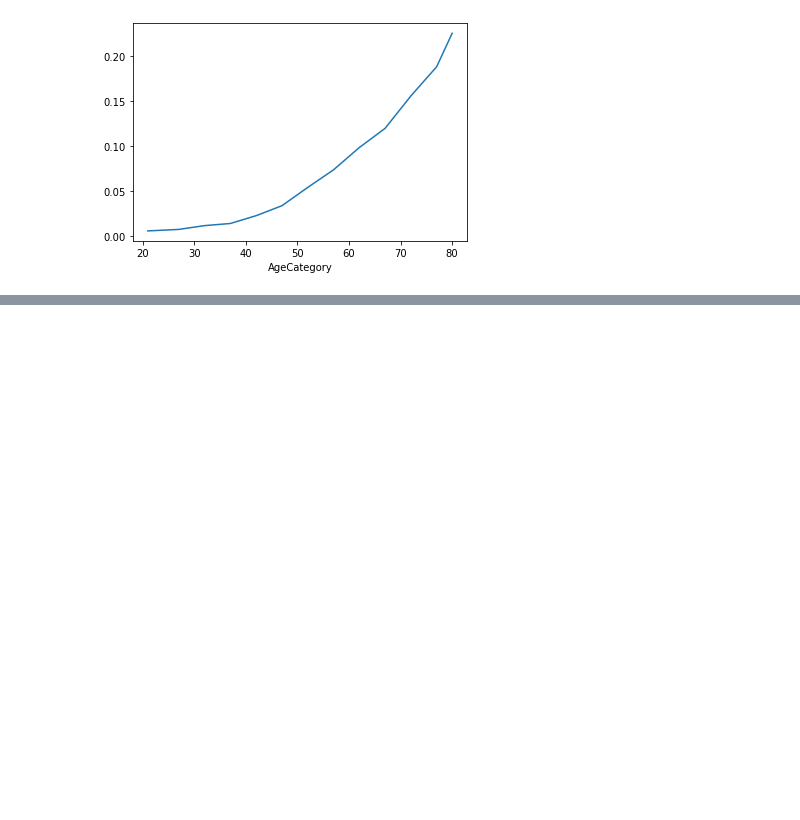
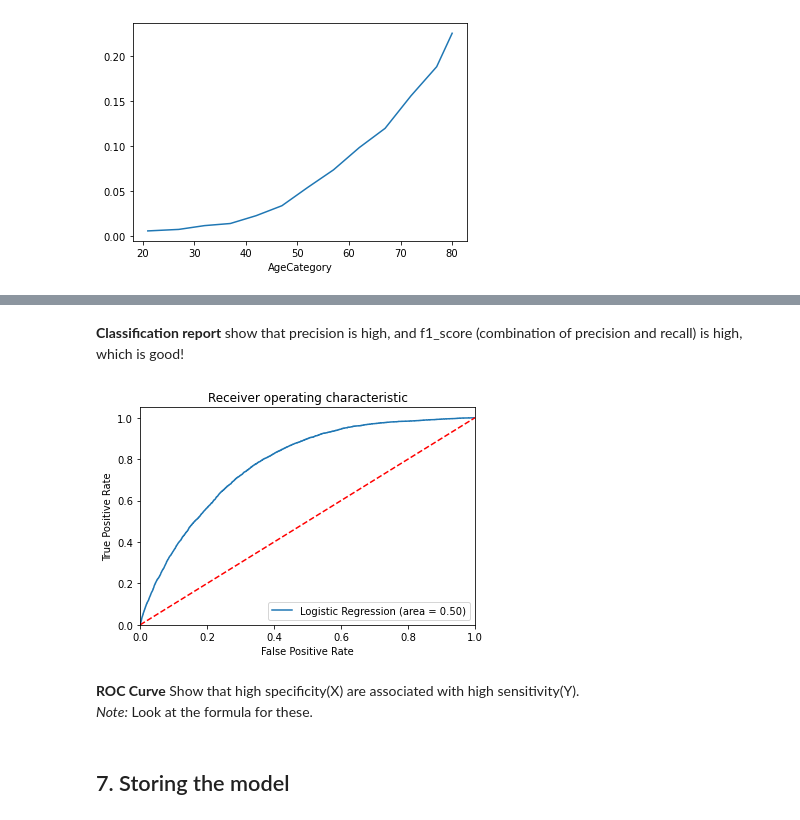
Before and after one commit to SebastianBentley/DSExam2022, a Jupyter notebook: Data2.ipynb, the cells around one changed output, grey strips where cells are left out. Drawn from its saved outputs; the diff is of its cells as text; code cells hidden in the pictures; blank space fills up the shorter version.

```diff
--- a/Data2.ipynb
+++ b/Data2.ipynb
@@ -221,0 +244,8 @@ pandas_profiling.ProfileReport(p_df).to_file("profilling/profiling_data2.html")
+# %%
+# To run the model faster, we use dimensional reduction (PCA)
+from sklearn.decomposition import PCA
+
+pca = PCA(0.98) #keep 98% accuracy
+X_pca = pca.fit_transform(X)
+
+pca.n_components_
@@ -221,0 +262,8 @@ pandas_profiling.ProfileReport(p_df).to_file("profilling/profiling_data2.html")
+# %%
+#We need to have a training and a test set, so we can train a model, and test it.
+#In this case, we splitting the data into 80% training, and 20% test.
+
+#inital value for randomization(seed)
+seed = 7
+test_set_size = 0.2
+X_train, X_test, y_train, y_test = train_test_split(X_pca, y, test_size=test_set_size, random_state=seed)
@@ -221,0 +274,5 @@ pandas_profiling.ProfileReport(p_df).to_file("profilling/profiling_data2.html")
+# %%
+from sklearn.naive_bayes import GaussianNB
+model = GaussianNB()
+#ravel() will convert that array shape to (n, ) (i.e. flatten it)
+model.fit(X_train, y_train.ravel())
@@ -221,0 +383,25 @@ pandas_profiling.ProfileReport(p_df).to_file("profilling/profiling_data2.html")
+# %% [markdown]
+**Classification report** show that precision is high, and f1_score (combination of precision and recall) is high, which is good!
+# %%
+from sklearn.metrics import roc_auc_score
+from sklearn.metrics import roc_curve
+logit_roc_auc = roc_auc_score(y_test, l_model.predict(X_test))
+fpr, tpr, thresholds = roc_curve(y_test, l_model.predict_proba(X_test)[:,1])
+plt.figure()
+plt.plot(fpr, tpr, label='Logistic Regression (area = %0.2f)' % logit_roc_auc)
+plt.plot([0, 1], [0, 1],'r--')
+plt.xlim([0.0, 1.0])
+plt.ylim([0.0, 1.05])
+plt.xlabel('False Positive Rate')
+plt.ylabel('True Positive Rate')
+plt.title('Receiver operating characteristic')
+plt.legend(loc="lower right")
+plt.savefig('Log_ROC')
+plt.show()
+# %% [output]
+[figure, added]
+# %% [markdown]
+**ROC Curve** Show that high specificity(X) are associated with high sensitivity(Y).\
+*Note:* Look at the formula for these.
+# %% [markdown]
+## 7. Storing the model
```
Also changed, not shown: parts of 35 cells of this notebook.
